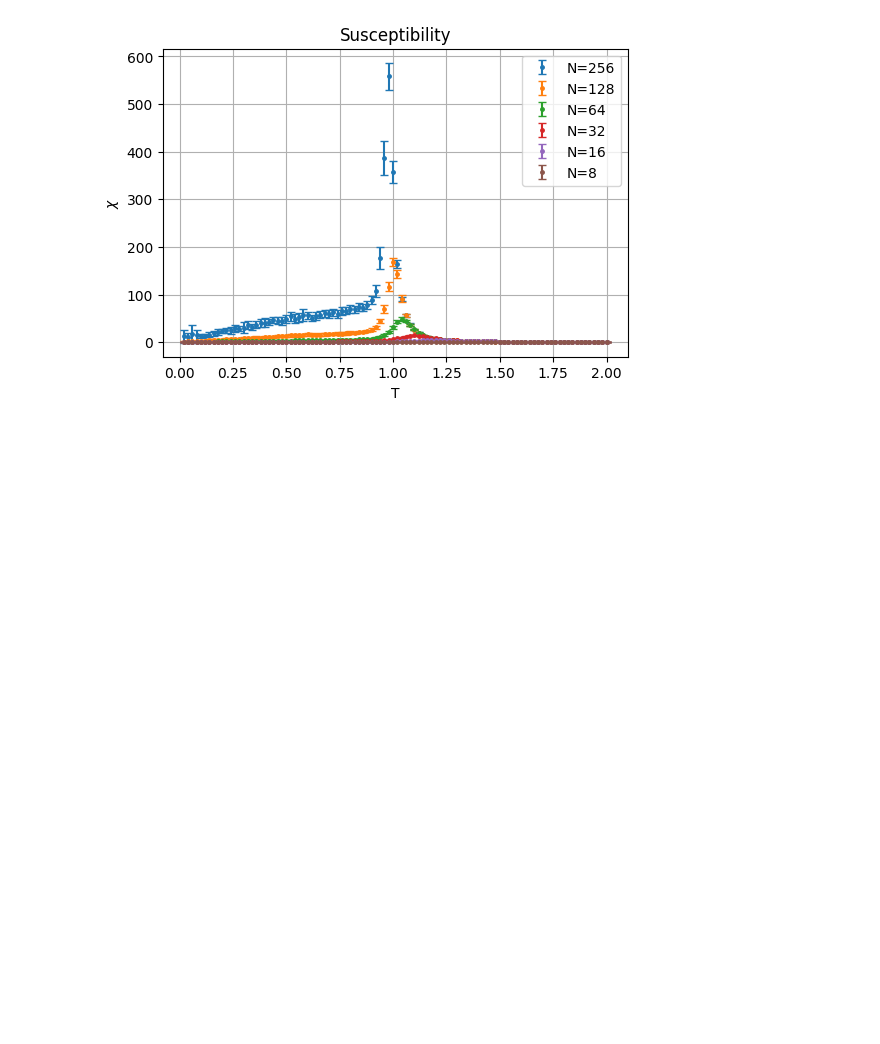
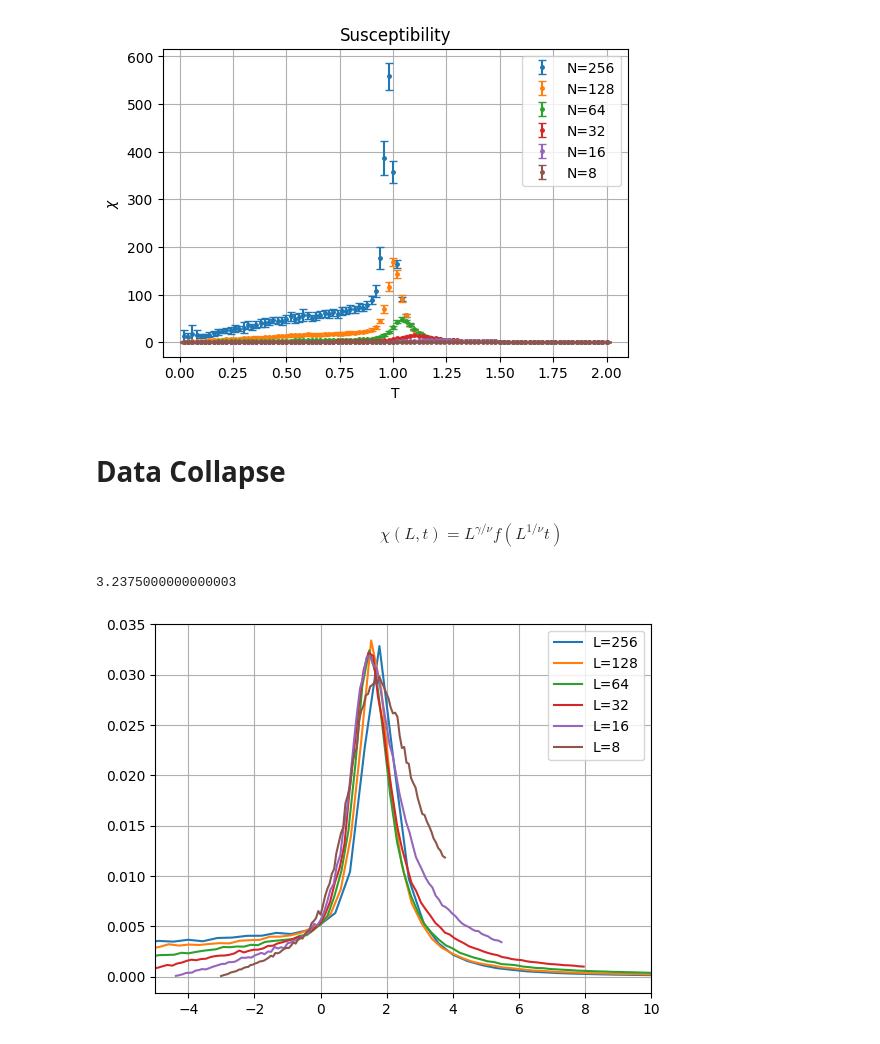
Before and after one commit to Naru-kami/xy-model, a Jupyter notebook: src/plots.ipynb, the cells around one changed output. Drawn from its saved outputs; the diff is of its cells as text; code cells hidden in the pictures; blank space fills up the shorter version.

```diff
--- a/src/plots.ipynb
+++ b/src/plots.ipynb
@@ -168,3 +169,9 @@ plt.grid()
 plt.show()
 # %% [output]
 [figure]
+# %% [markdown]
+# Data Collapse
+# %% [markdown]
+$$
+\chi(L, t) = L^{\gamma/\nu} f(L^{1/\nu} t)
+$$
@@ -170,0 +180,19 @@ plt.show()
+# %%
+1.85*1.75
+# %% [output]
+3.2375000000000003
+# %%
+Tc = 0.9
+nu = 1.85
+gamma = 3.25
+
+for i, x in enumerate(Wolff.X):
+    plt.plot((T - Tc)/Tc * gridSizes[i]**(1/nu), x.mean(axis=0) * gridSizes[i]**(-gamma/nu), label=f"L={gridSizes[i]}")
+
+plt.xlim([-5, 10])
+# plt.ylim([0.015, 0.035])
+plt.legend()
+plt.grid()
+plt.show()
+# %% [output]
+[figure, added]
```
Also changed, not shown: parts of 11 cells of this notebook, 2 other files.
